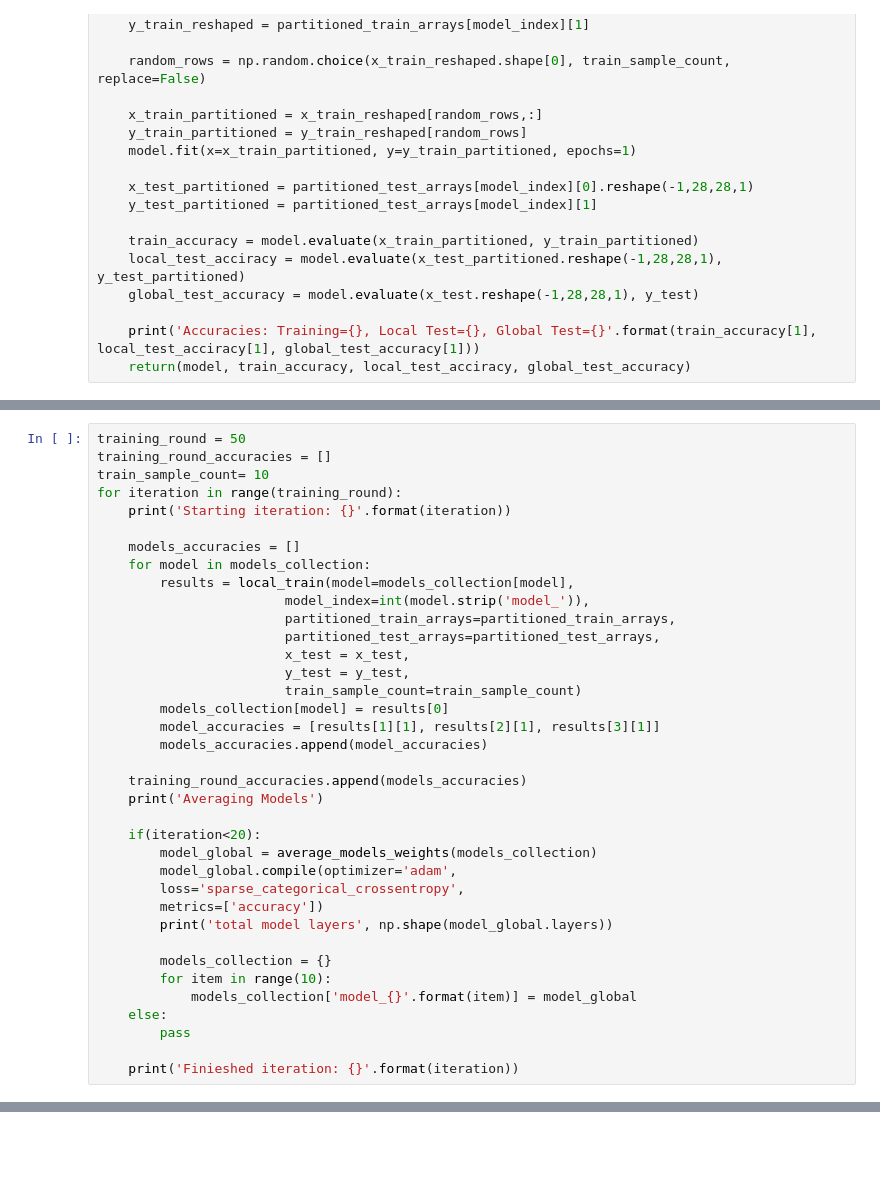
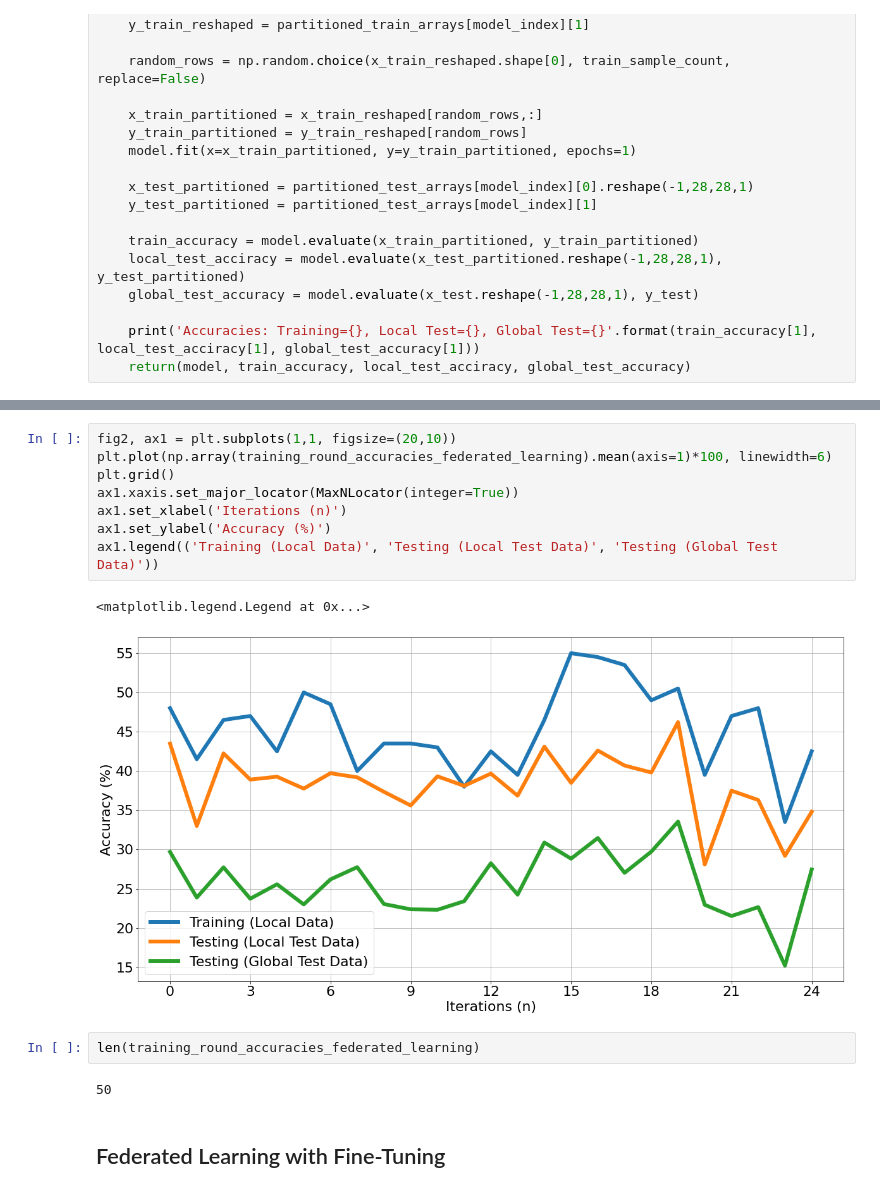
Before and after one commit to aaarrmiinnn/federated_learning_experiments, a Jupyter notebook: federated_learning/notebooks/federated_learning.ipynb, the cells around one changed output, grey strips where cells are left out. Drawn from its saved outputs; the diff is of its cells as text; blank space fills up the shorter version.

```diff
--- a/federated_learning/notebooks/federated_learning.ipynb
+++ b/federated_learning/notebooks/federated_learning.ipynb
@@ -168,40 +130,3 @@ def average_models_weights(models_collection):
     new_model.set_weights(new_weights)
 
     return(new_model)
-# %%
-training_round = 50
-training_round_accuracies = []
-train_sample_count= 10
-for iteration in range(training_round):
-    print('Starting iteration: {}'.format(iteration))
-
-    models_accuracies = []
-    for model in models_collection:
-        results = local_train(model=models_collection[model],
-                        model_index=int(model.strip('model_')),
-                        partitioned_train_arrays=partitioned_train_arrays,
-                        partitioned_test_arrays=partitioned_test_arrays,
-                        x_test = x_test,
-                        y_test = y_test,
-                        train_sample_count=train_sample_count)
-        models_collection[model] = results[0]
-        model_accuracies = [results[1][1], results[2][1], results[3][1]]
-        models_accuracies.append(model_accuracies)
-
-    training_round_accuracies.append(models_accuracies)
-    print('Averaging Models')
-
-    if(iteration<20):
-        model_global = average_models_weights(models_collection)
-        model_global.compile(optimizer='adam',
-        loss='sparse_categorical_crossentropy',
-        metrics=['accuracy'])
-        print('total model layers', np.shape(model_global.layers))
-
-        models_collection = {}
-        for item in range(10):
-            models_collection['model_{}'.format(item)] = model_global
-    else:
-        pass
-
-    print('Finieshed iteration: {}'.format(iteration))
@@ -237,3 +279,20 @@ ax1.legend(('Training (Local Data)', 'Testing (Local Test Data)', 'Testing (Glob
+# %%
+fig2, ax1 = plt.subplots(1,1, figsize=(20,10))
+plt.plot(np.array(training_round_accuracies_federated_learning).mean(axis=1)*100, linewidth=6)
+plt.grid()
+ax1.xaxis.set_major_locator(MaxNLocator(integer=True))
+ax1.set_xlabel('Iterations (n)')
+ax1.set_ylabel('Accuracy (%)')
+ax1.legend(('Training (Local Data)', 'Testing (Local Test Data)', 'Testing (Global Test Data)'))
+# %% [output]
+<matplotlib.legend.Legend at 0x...>
+[figure, added]
+# %%
+len(training_round_accuracies_federated_learning)
+# %% [output]
+50
+# %% [markdown]
+## Federated Learning with Fine-Tuning
 # %%
 model_global = create_keras_model()
 model_global.compile(optimizer='adam',
```
Also changed, not shown: parts of 18 cells of this notebook.
